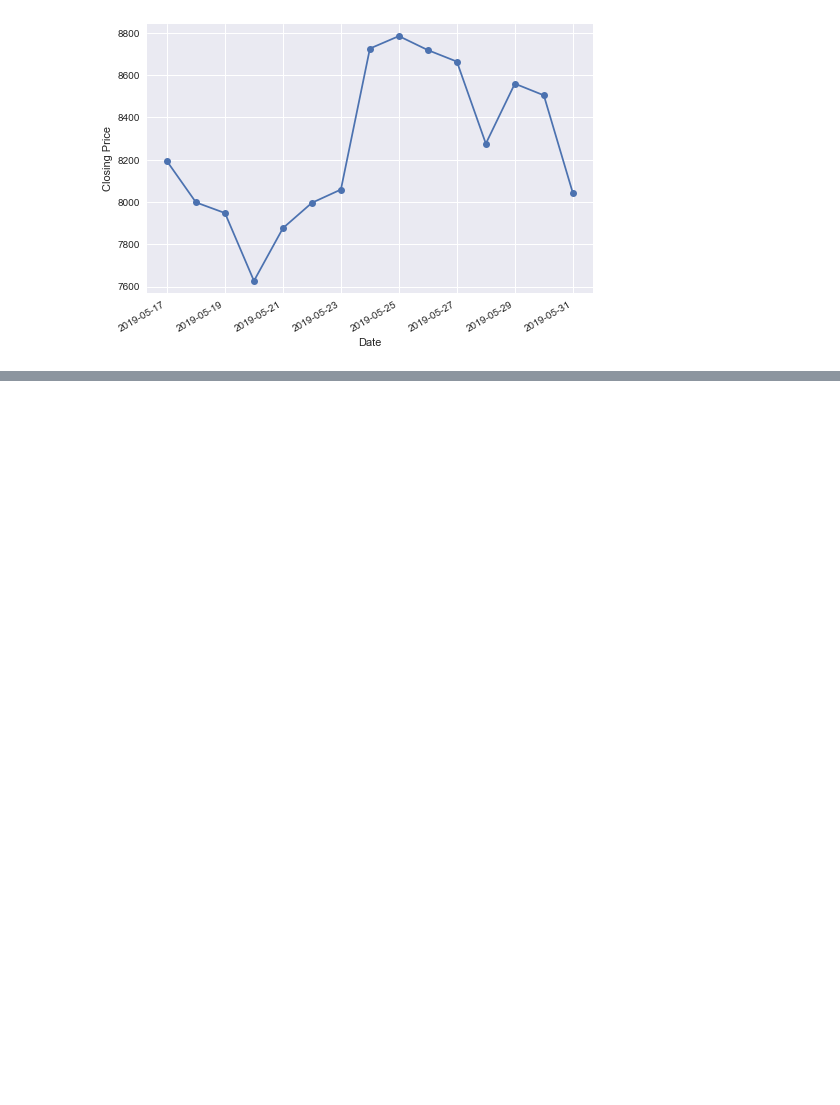
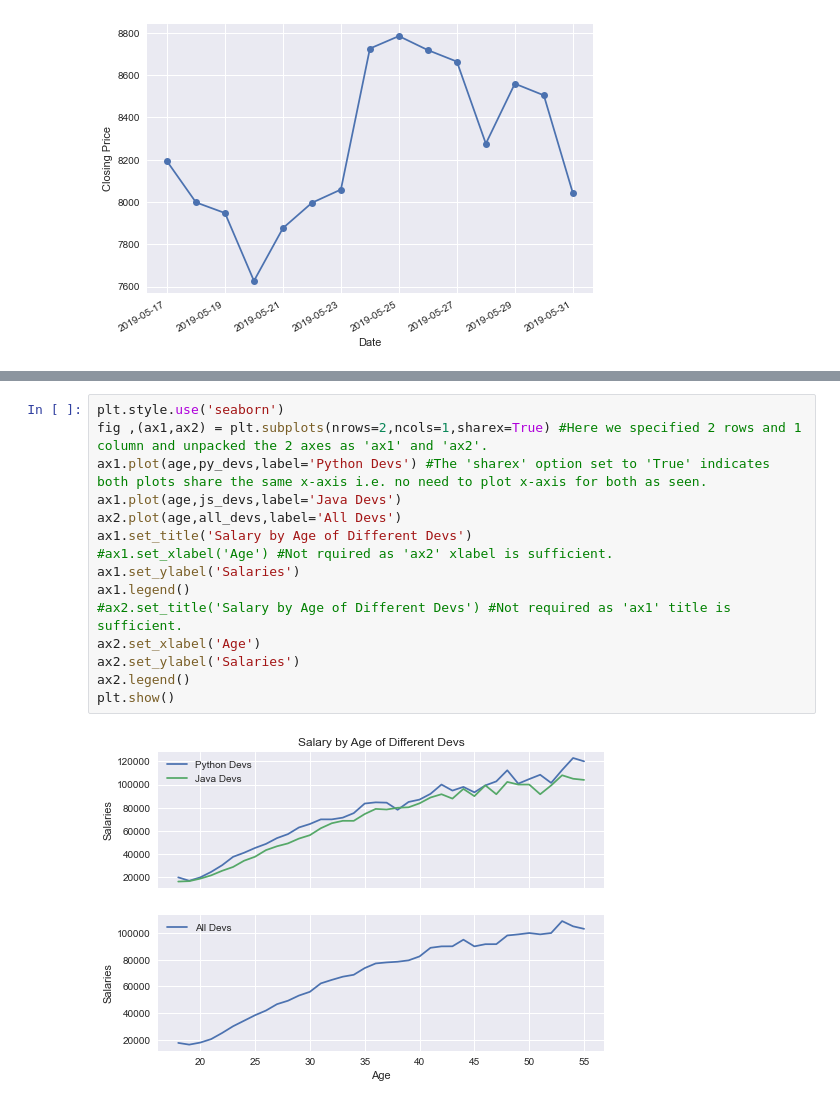
Before and after one commit to Raghav087/Python, a Jupyter notebook: Matplotlib.ipynb, the cells around one changed output, grey strips where cells are left out. Saved outputs shown, nothing was run; the diff lists cells and outputs as text; blank space fills up the shorter version.

```diff
--- a/Matplotlib.ipynb
+++ b/Matplotlib.ipynb
@@ -382,0 +415,17 @@ plt.show()
+# %%
+plt.style.use('seaborn')
+fig ,(ax1,ax2) = plt.subplots(nrows=2,ncols=1,sharex=True) #Here we specified 2 rows and 1 column and unpacked the 2 axes as 'ax1' and 'ax2'.
+ax1.plot(age,py_devs,label='Python Devs') #The 'sharex' option set to 'True' indicates both plots share the same x-axis i.e. no need to plot x-axis for both as seen.
+ax1.plot(age,js_devs,label='Java Devs')
+ax2.plot(age,all_devs,label='All Devs')
+ax1.set_title('Salary by Age of Different Devs')
+#ax1.set_xlabel('Age') #Not rquired as 'ax2' xlabel is sufficient.
+ax1.set_ylabel('Salaries')
+ax1.legend()
+#ax2.set_title('Salary by Age of Different Devs') #Not required as 'ax1' title is sufficient.
+ax2.set_xlabel('Age')
+ax2.set_ylabel('Salaries')
+ax2.legend()
+plt.show()
+# %% [output]
+[figure, added]
```
Also changed, not shown: parts of 11 cells of this notebook.
